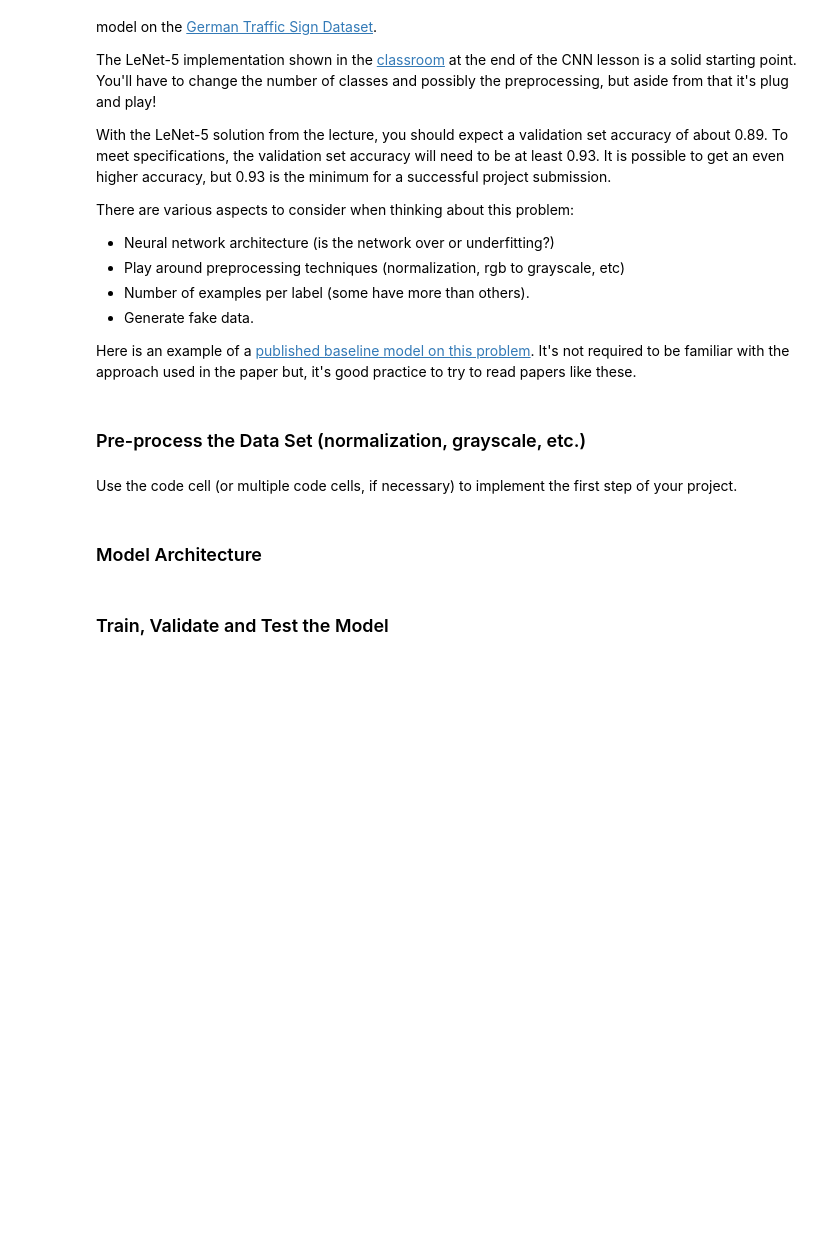
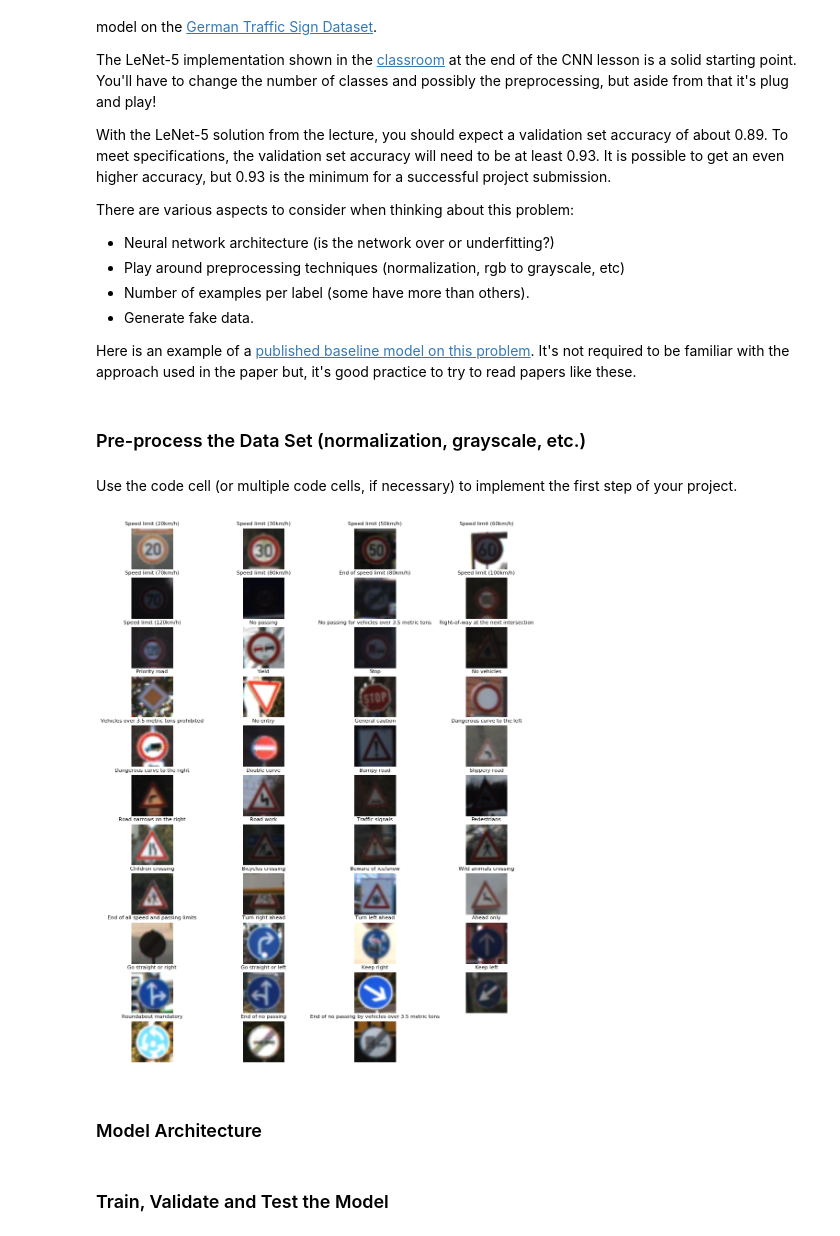
Before and after one commit to anandman/CarND-Traffic-Sign-Classifier-Project, a Jupyter notebook: Traffic_Sign_Classifier.ipynb, the cells around one changed output. Cells and saved outputs as stored; diff of their text form; code cells hidden in the pictures; blank space fills up the shorter version.

Commit message:
new pre-processing routine

```diff
--- a/Traffic_Sign_Classifier.ipynb
+++ b/Traffic_Sign_Classifier.ipynb
@@ -152,7 +162,7 @@ Use the code cell (or multiple code cells, if necessary) to implement the first
 from sklearn.utils import shuffle
 import cv2
 
-def pre_process(images, gray=True, eqhist=True, norm=True):
+def pre_process(images, gray=True, eqhist=True, stretch=False, norm=True):
     new_images_list = []
     for img in images:
         if gray or eqhist:
@@ -170,40 +180,47 @@ def pre_process(images, gray=True, eqhist=True, norm=True):
                 else:
                     # merge CLAHE L with a,b
                     limg = cv2.merge((cl,a,b))
                     # convert back to RGB
                     img = cv2.cvtColor(limg, cv2.COLOR_LAB2RGB)
             elif gray:
                 # jsut use L for grayscale image
                 img = l
         new_images_list.append(img)
     new_images = np.asarray(new_images_list)
+    if stretch:
+        # NumPy detergent will brighten your whites!!!
+        max = np.max(new_images)
+        new_images = (new_images / max) * 255
     if norm:
         # normalize to between -1 < x < 1
         new_images = (new_images / 255) * 2 - 1
     if gray:
-        np.expand_dims(new_images,axis=-1)
+        new_images = np.expand_dims(new_images,axis=-1)
     return new_images
 
 # give it a good shuffle up front
 X_train, y_train = shuffle(X_train, y_train)
 
 # pre-process to convert to grayscale, equalize, and/or normalize
 gray = False
-eqhist = True
-norm= False
-X_train_data = pre_process(X_train, gray=gray, eqhist=eqhist, norm=norm)
-X_valid_data = pre_process(X_valid, gray=gray, eqhist=eqhist, norm=norm)
-X_test_data = pre_process(X_test, gray=gray, eqhist=eqhist, norm=norm)
+eqhist = False
+stretch = False
+norm = False
+X_train_data = pre_process(X_train, gray=gray, eqhist=eqhist, stretch=stretch, norm=norm)
+X_valid_data = pre_process(X_valid, gray=gray, eqhist=eqhist, stretch=stretch, norm=norm)
+X_test_data = pre_process(X_test, gray=gray, eqhist=eqhist, stretch=stretch, norm=norm)
 
 # plot random set of images to see how the preprocessing worked
 plt.figure(figsize=(12,15))
 for sign in range(n_classes):
     [index] = random.sample(list(np.where(y_train == sign)[0]),1)
-    if len(X_train_data.shape) == 3:
+    if gray:
         # reshape to drop last dimension so imshow can display properly
         show_image((11, 4, sign+1), signnames[sign], np.reshape(X_train_data[index],(32,32)))
     else:
         show_image((11, 4, sign+1), signnames[sign], X_train_data[index])
+# %% [output]
+[figure, added]
 # %% [markdown]
 ### Model Architecture
 # %%
```
Also changed, not shown: parts of 6 cells of this notebook.
